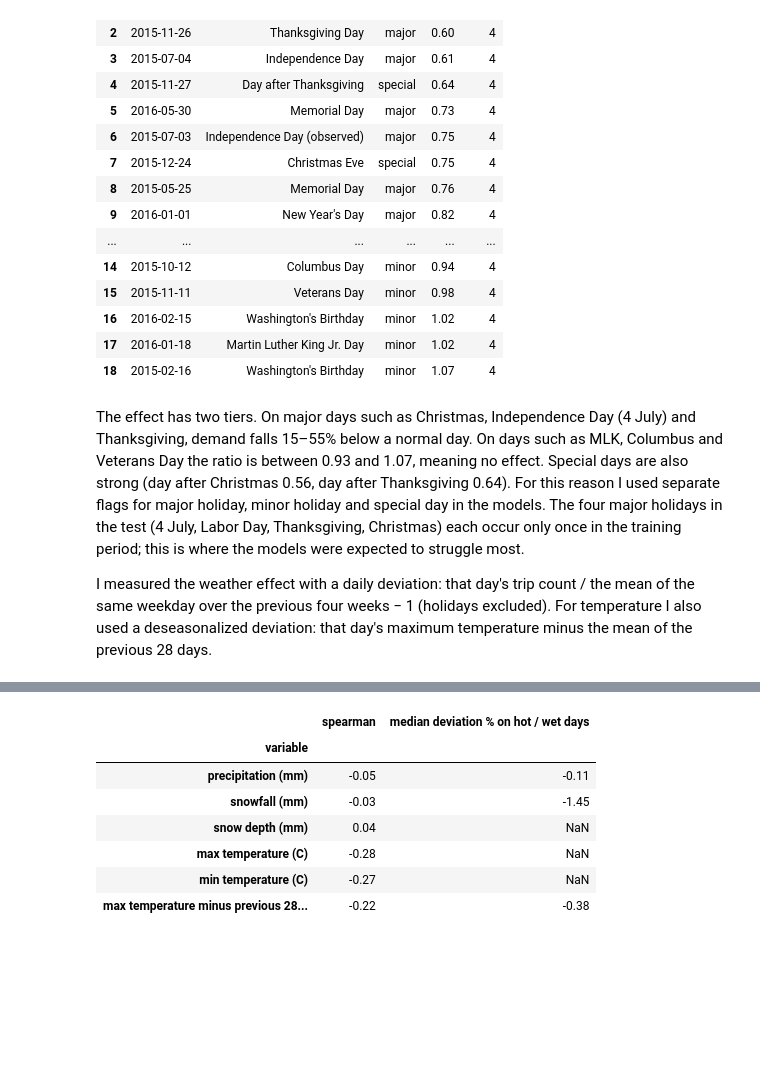
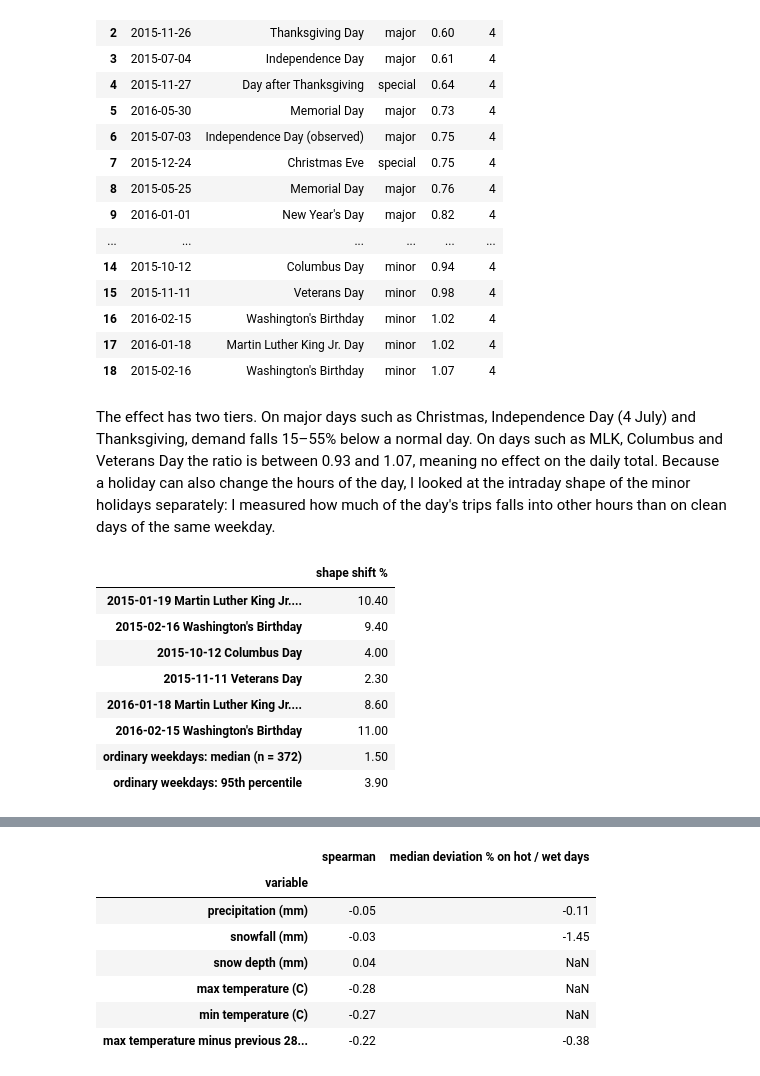
Before and after one commit to R7Murat/nyc-taxi-anomaly-forecasting, a Jupyter notebook: notebooks/05_time_series_forecasting.ipynb, the cells around one changed output, grey strips where cells are left out. Cells and saved outputs as stored; diff of their text form; code cells hidden in the pictures; blank space fills up the shorter version.

```diff
--- a/notebooks/05_time_series_forecasting.ipynb
+++ b/notebooks/05_time_series_forecasting.ipynb
@@ -291,6 +291,34 @@ hol.sort_values("ratio")[["date", "day", "group", "ratio", "n_ref"]].reset_index
 | 17 | 2016-01-18 | Martin Luther King Jr. Day | minor | 1.02 | 4 |
 | 18 | 2015-02-16 | Washington's Birthday | minor | 1.07 | 4 |
 # %% [markdown]
-The effect has two tiers. On major days such as Christmas, Independence Day (4 July) and Thanksgiving, demand falls 15–55% below a normal day. On days such as MLK, Columbus and Veterans Day the ratio is between 0.93 and 1.07, meaning no effect. Special days are also strong (day after Christmas 0.56, day after Thanksgiving 0.64). For this reason I used separate flags for major holiday, minor holiday and special day in the models. The four major holidays in the test (4 July, Labor Day, Thanksgiving, Christmas) each occur only once in the training period; this is where the models were expected to struggle most.
-
-I measured the weather effect with a daily deviation: that day's trip count / the mean of the same weekday over the previous four weeks − 1 (holidays excluded). For temperature I also used a deseasonalized deviation: that day's maximum temperature minus the mean of the previous 28 days.
+The effect has two tiers. On major days such as Christmas, Independence Day (4 July) and Thanksgiving, demand falls 15–55% below a normal day. On days such as MLK, Columbus and Veterans Day the ratio is between 0.93 and 1.07, meaning no effect on the daily total. Because a holiday can also change the hours of the day, I looked at the intraday shape of the minor holidays separately: I measured how much of the day's trips falls into other hours than on clean days of the same weekday.
+# %%
+# B2.5b minor holidays: hourly shape against clean same-weekday days within 4 weeks (fit window); shape shift = share of the day's trips in other hours
+not_clean = {pd.Timestamp(d) for d in fed} | special | set(storm_days)
+H23 = pd.Timedelta(hours=23)
+
+def shape_shift(d):
+    ref = [d + pd.Timedelta(days=7 * k) for k in (-4, -3, -2, -1, 1, 2, 3, 4)]
+    ref = [r for r in ref if r not in not_clean and r >= HOURS[0] and r + H23 < FIT_END]
+    v = trips[d:d + H23].to_numpy(float)
+    m = np.mean([trips[r:r + H23].to_numpy(float) for r in ref], axis=0)
+    return 50 * np.abs(v / v.sum() - m / m.sum()).sum()
+
+MINOR_NAMES = ("Martin Luther King Jr. Day", "Washington's Birthday", "Columbus Day", "Veterans Day")
+minor_days = sorted(pd.Timestamp(d) for d, n in fed.items() if n in MINOR_NAMES and pd.Timestamp(d) < FIT_END)
+ordinary = [d for d in pd.date_range(HOURS[0], FIT_END - pd.Timedelta(days=1), freq="D") if d.weekday() < 5 and d not in not_clean]
+ref_shift = pd.Series([shape_shift(d) for d in ordinary])
+shape = pd.Series({f"{d.date()} {fed[d.date()]}": shape_shift(d) for d in minor_days})
+shape[f"ordinary weekdays: median (n = {len(ordinary)})"] = ref_shift.median()
+shape["ordinary weekdays: 95th percentile"] = ref_shift.quantile(0.95)
+shape.round(1).to_frame("shape shift %")
+# %% [output]
+|  | shape shift % |
+| 2015-01-19 Martin Luther King Jr.... | 10.40 |
+| 2015-02-16 Washington's Birthday | 9.40 |
+| 2015-10-12 Columbus Day | 4.00 |
+| 2015-11-11 Veterans Day | 2.30 |
+| 2016-01-18 Martin Luther King Jr.... | 8.60 |
+| 2016-02-15 Washington's Birthday | 11.00 |
+| ordinary weekdays: median (n = 372) | 1.50 |
+| ordinary weekdays: 95th percentile | 3.90 |
```
Also changed, not shown: parts of 11 cells of this notebook.
